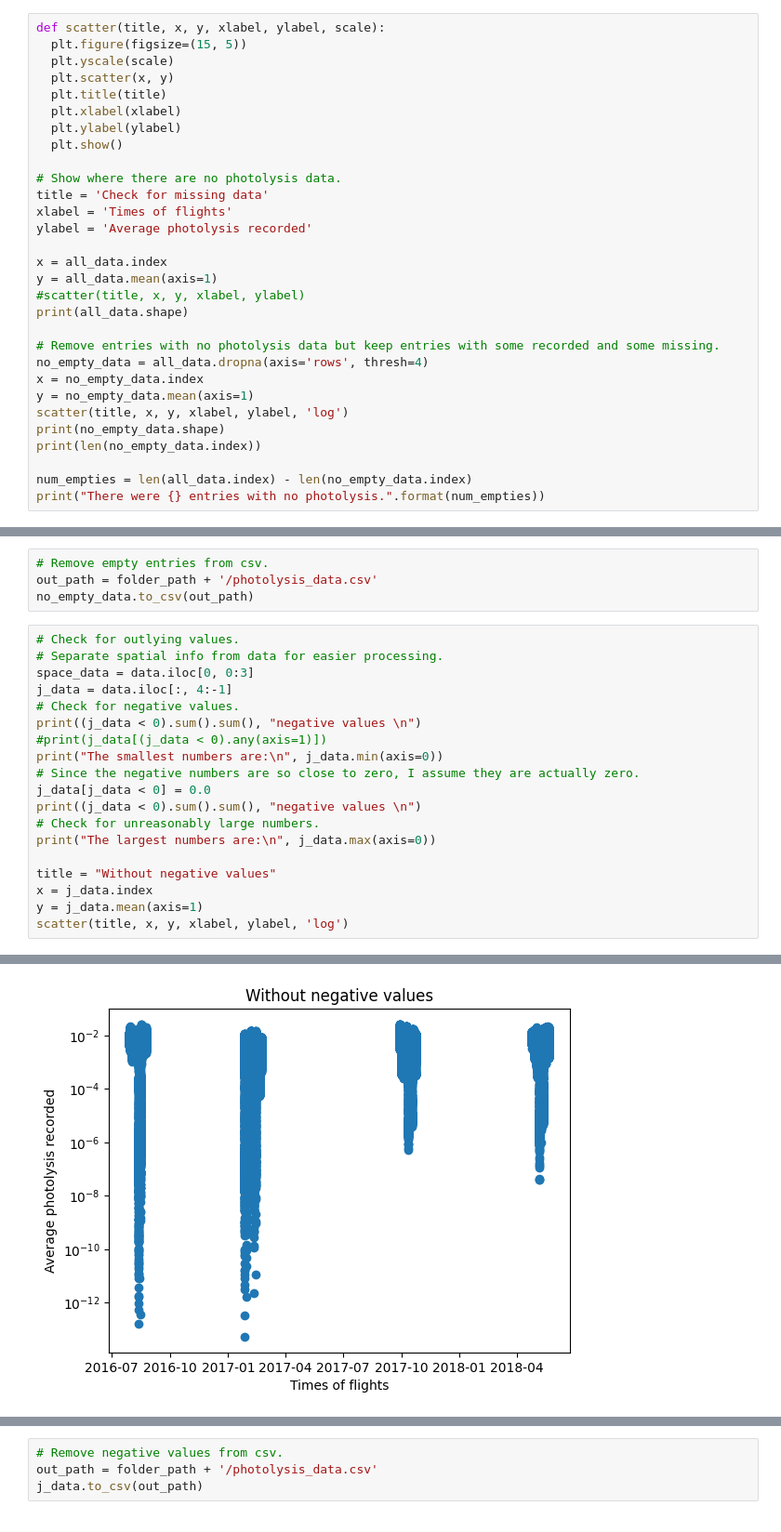
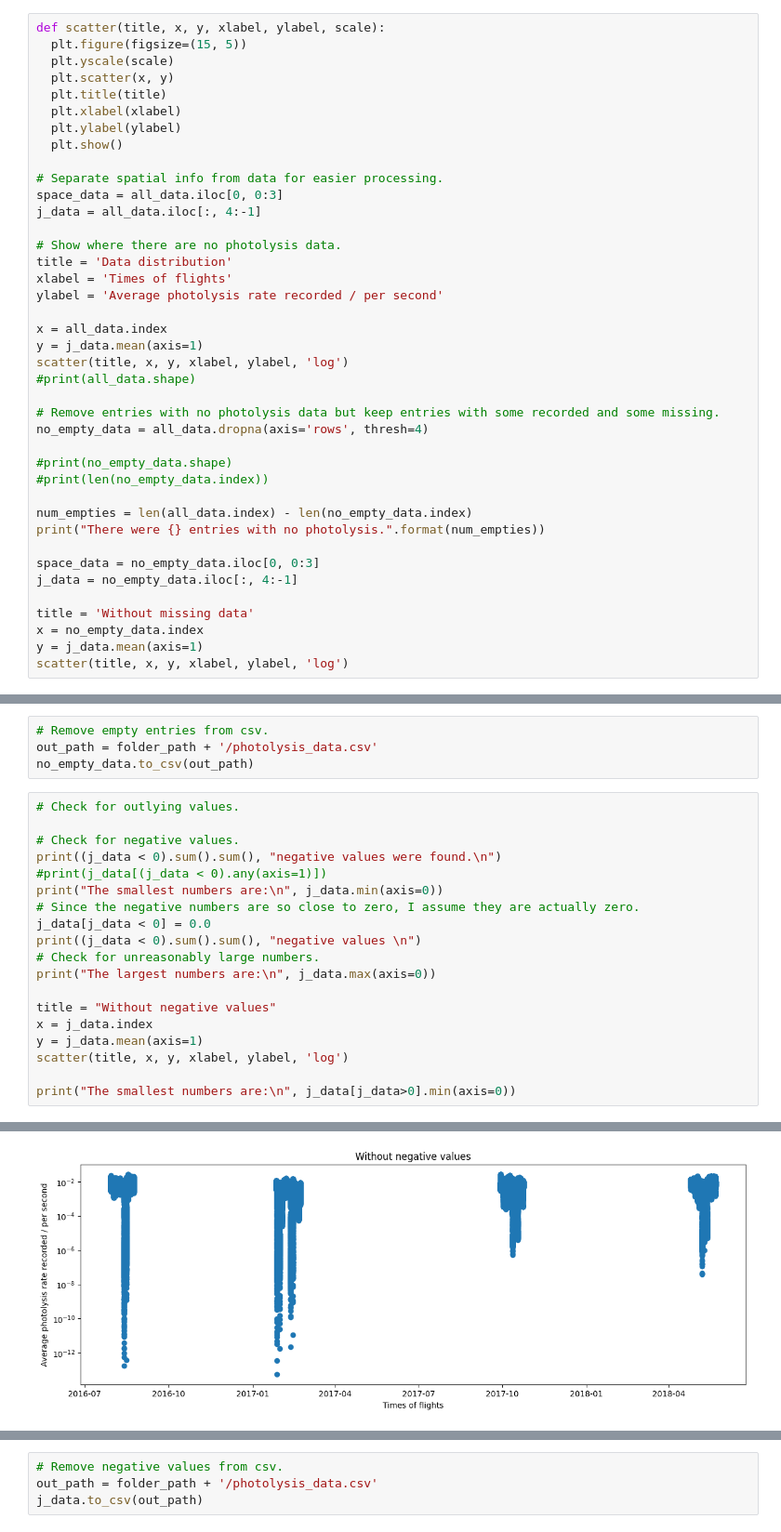
Before and after one commit to Centre-for-Atmospheric-Science-Cam-Chem/Sophies_UKCA_scripts, a Jupyter notebook: ATom_J_data.ipynb, the cells around one changed output, grey strips where cells are left out. Shown at 93% size. Drawn from its saved outputs; the diff is of its cells as text.

```diff
--- a/ATom_J_data.ipynb
+++ b/ATom_J_data.ipynb
@@ -77,24 +75,34 @@ def scatter(title, x, y, xlabel, ylabel, scale):
   plt.ylabel(ylabel)
   plt.show()
 
+# Separate spatial info from data for easier processing.
+space_data = all_data.iloc[0, 0:3]
+j_data = all_data.iloc[:, 4:-1]
+
 # Show where there are no photolysis data.
-title = 'Check for missing data'
+title = 'Data distribution'
 xlabel = 'Times of flights'
-ylabel = 'Average photolysis recorded'
+ylabel = 'Average photolysis rate recorded / per second'
 
 x = all_data.index
-y = all_data.mean(axis=1)
-#scatter(title, x, y, xlabel, ylabel)
-print(all_data.shape)
+y = j_data.mean(axis=1)
+scatter(title, x, y, xlabel, ylabel, 'log')
+#print(all_data.shape)
 
 # Remove entries with no photolysis data but keep entries with some recorded and some missing.
 no_empty_data = all_data.dropna(axis='rows', thresh=4)
-x = no_empty_data.index
-y = no_empty_data.mean(axis=1)
-scatter(title, x, y, xlabel, ylabel, 'log')
-print(no_empty_data.shape)
-print(len(no_empty_data.index))
+
+#print(no_empty_data.shape)
+#print(len(no_empty_data.index))
 
 num_empties = len(all_data.index) - len(no_empty_data.index)
 print("There were {} entries with no photolysis.".format(num_empties))
+
+space_data = no_empty_data.iloc[0, 0:3]
+j_data = no_empty_data.iloc[:, 4:-1]
+
+title = 'Without missing data'
+x = no_empty_data.index
+y = j_data.mean(axis=1)
+scatter(title, x, y, xlabel, ylabel, 'log')
 # %% [output]
@@ -109,11 +115,9 @@ out_path = folder_path + '/photolysis_data.csv'
 no_empty_data.to_csv(out_path)
 # %%
 # Check for outlying values.
-# Separate spatial info from data for easier processing.
-space_data = data.iloc[0, 0:3]
-j_data = data.iloc[:, 4:-1]
+
 # Check for negative values.
-print((j_data < 0).sum().sum(), "negative values \n")
+print((j_data < 0).sum().sum(), "negative values were found.\n")
 #print(j_data[(j_data < 0).any(axis=1)])
 print("The smallest numbers are:\n", j_data.min(axis=0))
 # Since the negative numbers are so close to zero, I assume they are actually zero.
@@ -126,4 +130,6 @@ title = "Without negative values"
 x = j_data.index
 y = j_data.mean(axis=1)
 scatter(title, x, y, xlabel, ylabel, 'log')
+
+print("The smallest numbers are:\n", j_data[j_data>0].min(axis=0))
 # %% [output]
@@ -147 +179 @@ dtype: float64
-[figure, old version]
+[figure, new version]
```
Also changed, not shown: parts of 5 cells of this notebook, 2 other files.
